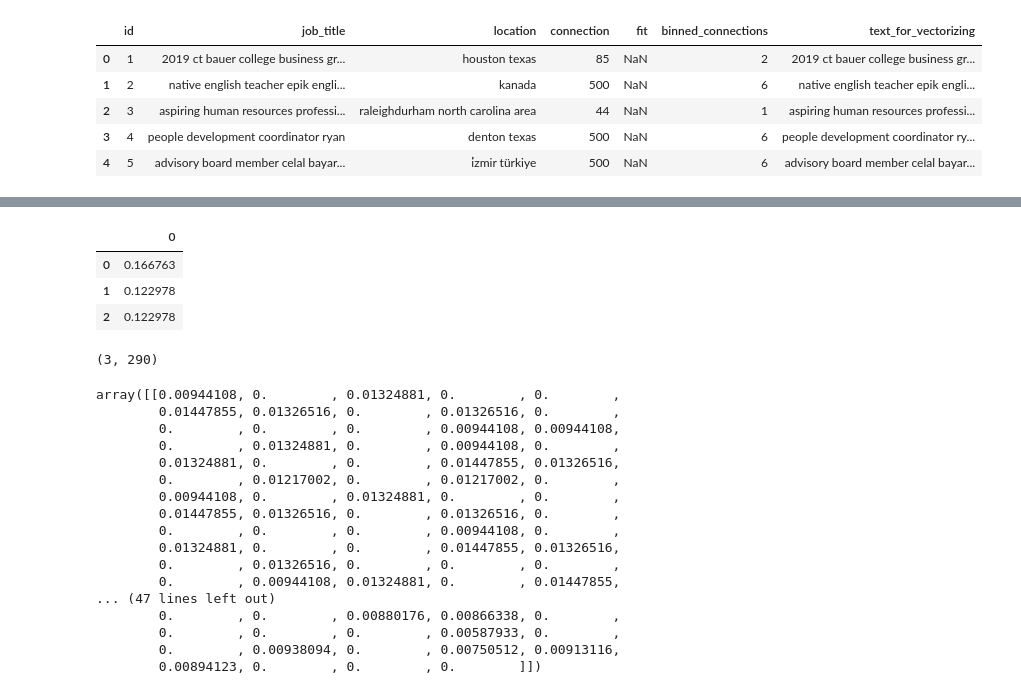
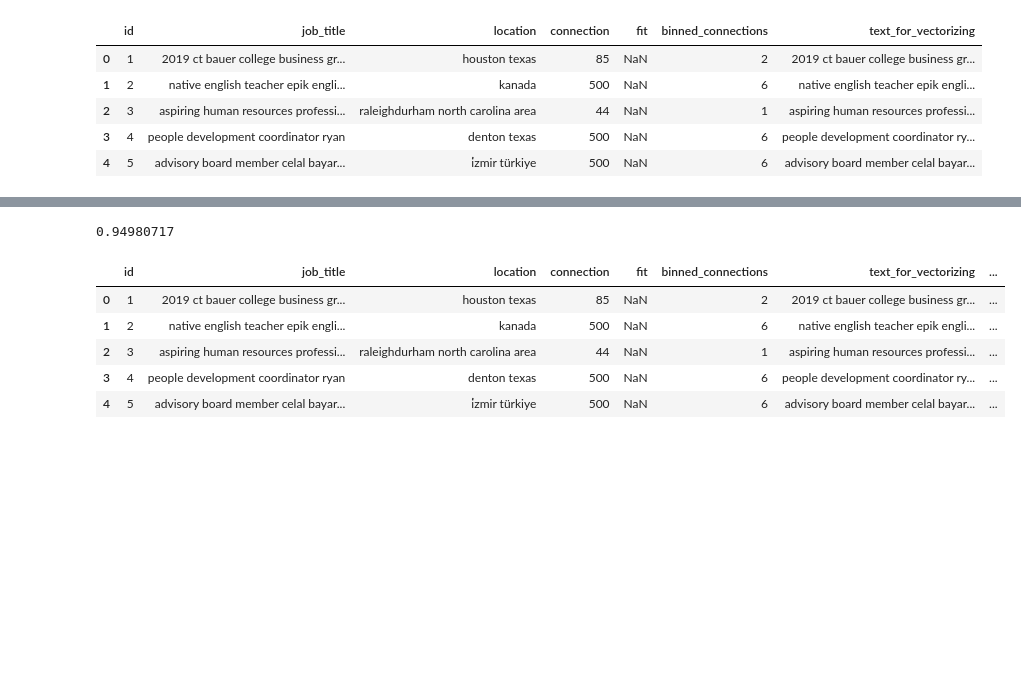
Before and after one commit to cholmess/Potential_Talents, a Jupyter notebook: notebooks/Potential Talents.ipynb, the cells around one changed output, grey strips where cells are left out. Saved outputs shown, nothing was run; the diff lists cells and outputs as text; code cells hidden in the pictures; blank space fills up the shorter version.

Commit message:
Cosine similarity implemented

```diff
--- a/notebooks/Potential Talents.ipynb
+++ b/notebooks/Potential Talents.ipynb
@@ -257 +245,5 @@ key_words_2_count_df
+# %%
+# Create function for fuzzy similarity
+def sentence_cos_similarity(title, target_title):
+        return round(fuzz.token_sort_ratio(title,target_title)/100,3)
 # %% [markdown]
@@ -292,33 +251,27 @@ talents_tfidf_df.shape
-# %%
-pd.DataFrame(cosine_similarity(key_words_1_count_df,talents_tfidf_df.iloc[0,:].values.reshape(1,-1)))
-# %% [output]
-|  | 0 |
-| 0 | 0.166763 |
-| 1 | 0.122978 |
-| 2 | 0.122978 |
-# %%
-key_words_1_count_df.shape
-# %% [output]
-(3, 290)
-# %%
-# Using
-from numpy.linalg import norm
-np.dot(key_words_1_count_df,talents_tfidf_df.T)/(norm(key_words_1_count_df)*norm(talents_tfidf_df.T))
-# %% [output]
-array([[0.00944108, 0.        , 0.01324881, 0.        , 0.        ,
-        0.01447855, 0.01326516, 0.        , 0.01326516, 0.        ,
-        0.        , 0.        , 0.        , 0.00944108, 0.00944108,
-        0.        , 0.01324881, 0.        , 0.00944108, 0.        ,
-        0.01324881, 0.        , 0.        , 0.01447855, 0.01326516,
-        0.        , 0.01217002, 0.        , 0.01217002, 0.        ,
-        0.00944108, 0.        , 0.01324881, 0.        , 0.        ,
-        0.01447855, 0.01326516, 0.        , 0.01326516, 0.        ,
-        0.        , 0.        , 0.        , 0.00944108, 0.        ,
-        0.01324881, 0.        , 0.        , 0.01447855, 0.01326516,
-        0.        , 0.01326516, 0.        , 0.        , 0.        ,
-        0.        , 0.00944108, 0.01324881, 0.        , 0.01447855,
-... (47 lines left out)
-        0.        , 0.        , 0.00880176, 0.00866338, 0.        ,
-        0.        , 0.        , 0.        , 0.00587933, 0.        ,
-        0.        , 0.00938094, 0.        , 0.00750512, 0.00913116,
-        0.00894123, 0.        , 0.        , 0.        ]])
+# %%
+def sentence_cos_similarity(title, target_title, model):
+        sentences = [title, target_title]
+
+        #Compute embedding for both lists
+        embedding_1= model.encode(sentences[0], convert_to_tensor=True)
+        embedding_2 = model.encode(sentences[1], convert_to_tensor=True)
+
+        similarity_score = util.pytorch_cos_sim(embedding_1, embedding_2)
+
+        return similarity_score.numpy()[0][0]
+# %%
+sentence_cos_similarity(key_words_1,talents.job_title.iloc[0],sent_model)
+# %% [output]
+0.94980717
+# %%
+# Applying to both key words
+talents['cosine_key_1'] = round(talents.job_title.apply(sentence_cos_similarity, args=(key_words_1,sent_model)),3)
+talents['cosine_key_2'] = round(talents.job_title.apply(sentence_cos_similarity, args=(key_words_2,sent_model)),3)
+talents.head()
+# %% [output]
+|  | id | job_title | location | connection | fit | binned_connections | text_for_vectorizing | ... |
+| 0 | 1 | 2019 ct bauer college business gr... | houston texas | 85 | NaN | 2 | 2019 ct bauer college business gr... | ... |
+| 1 | 2 | native english teacher epik engli... | kanada | 500 | NaN | 6 | native english teacher epik engli... | ... |
+| 2 | 3 | aspiring human resources professi... | raleighdurham north carolina area | 44 | NaN | 1 | aspiring human resources professi... | ... |
+| 3 | 4 | people development coordinator ryan | denton texas | 500 | NaN | 6 | people development coordinator ry... | ... |
+| 4 | 5 | advisory board member celal bayar... | i̇zmir türkiye | 500 | NaN | 6 | advisory board member celal bayar... | ... |
```
Also changed, not shown: parts of 11 cells of this notebook.
